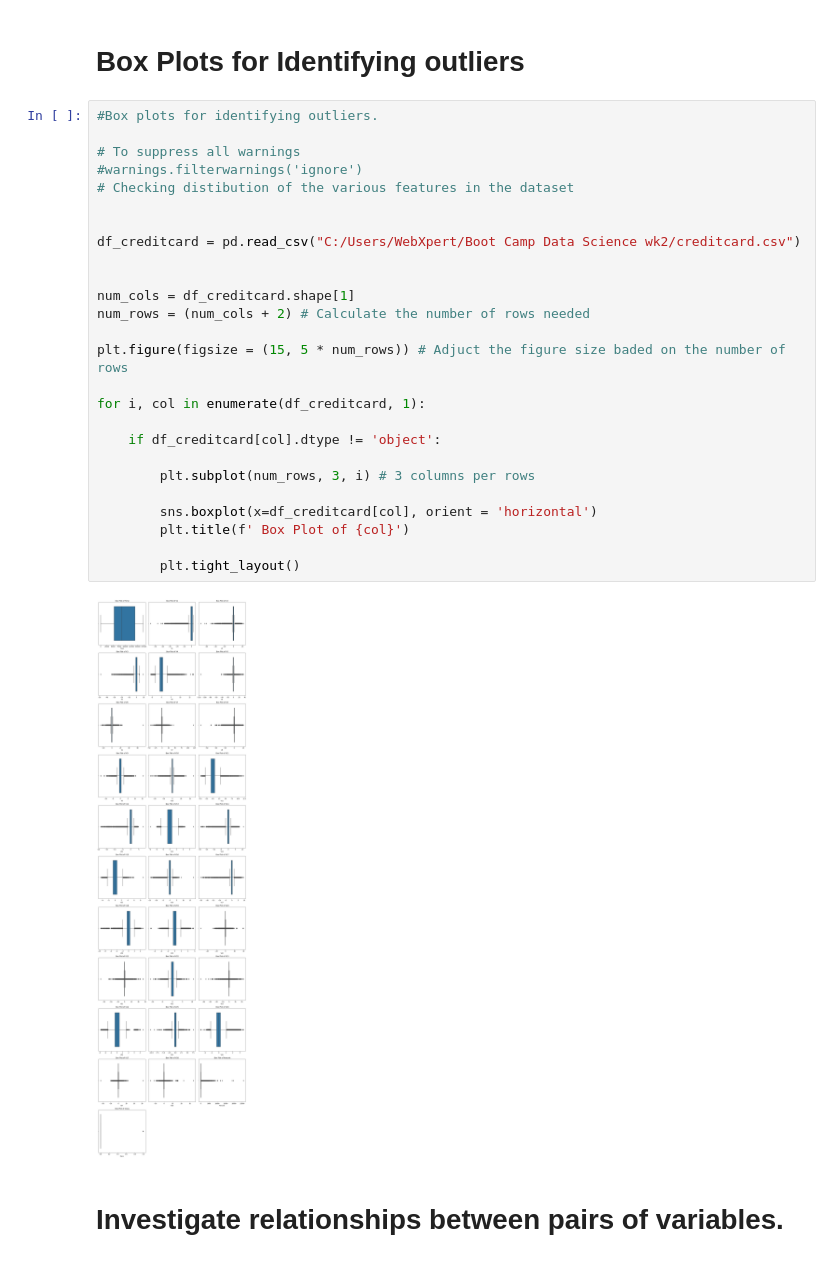
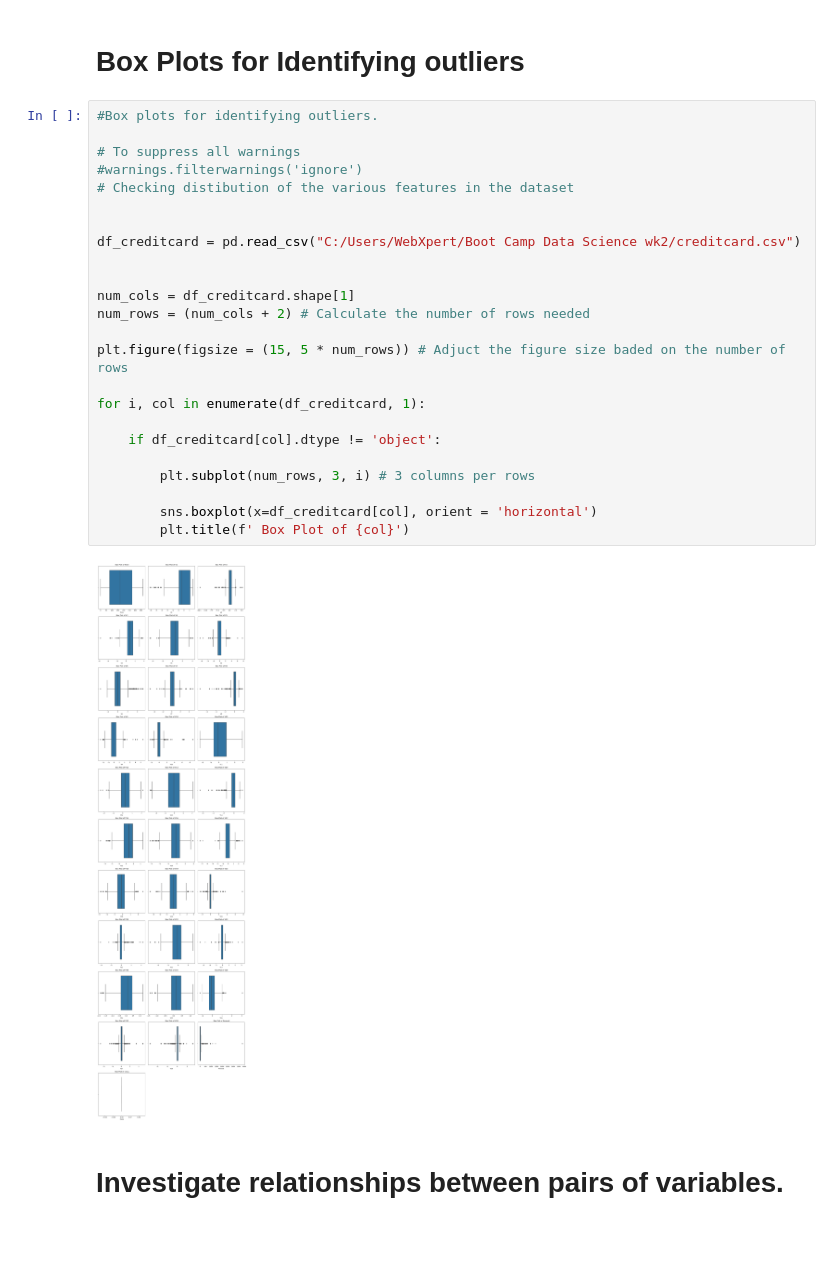
Before and after one commit to WebXpertAlando/Boot-Camp-Data-Science-wk2, a Jupyter notebook: credit car fraud detection.ipynb, the cells around one changed output. Cells and saved outputs as stored; diff of their text form; blank space fills up the shorter version.

```diff
--- a/credit car fraud detection.ipynb
+++ b/credit car fraud detection.ipynb
@@ -149,31 +149,29 @@ plt.show()
 # %%
 #Box plots for identifying outliers.
 
 # To suppress all warnings
 #warnings.filterwarnings('ignore')
 # Checking distibution of the various features in the dataset
 
 
 df_creditcard = pd.read_csv("C:/Users/WebXpert/Boot Camp Data Science wk2/creditcard.csv")
 
 
 num_cols = df_creditcard.shape[1]
 num_rows = (num_cols + 2) # Calculate the number of rows needed
 
 plt.figure(figsize = (15, 5 * num_rows)) # Adjuct the figure size baded on the number of rows
 
 for i, col in enumerate(df_creditcard, 1):
 
     if df_creditcard[col].dtype != 'object':
 
         plt.subplot(num_rows, 3, i) # 3 columns per rows
 
         sns.boxplot(x=df_creditcard[col], orient = 'horizontal')
         plt.title(f' Box Plot of {col}')
-
-        plt.tight_layout()
 # %% [output]
-[figure, old version]
+[figure, new version]
 # %% [markdown]
 # Investigate relationships between pairs of variables.
 # %%
```
Also changed, not shown: parts of 4 cells of this notebook.
